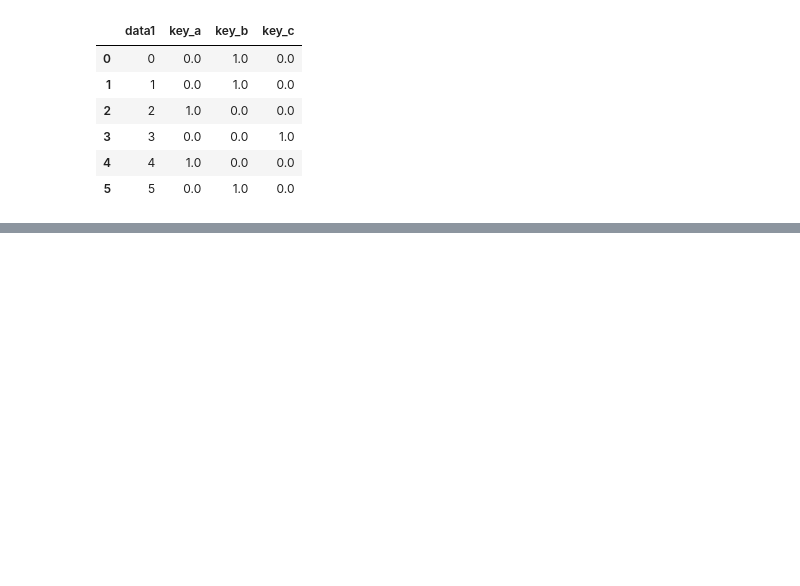
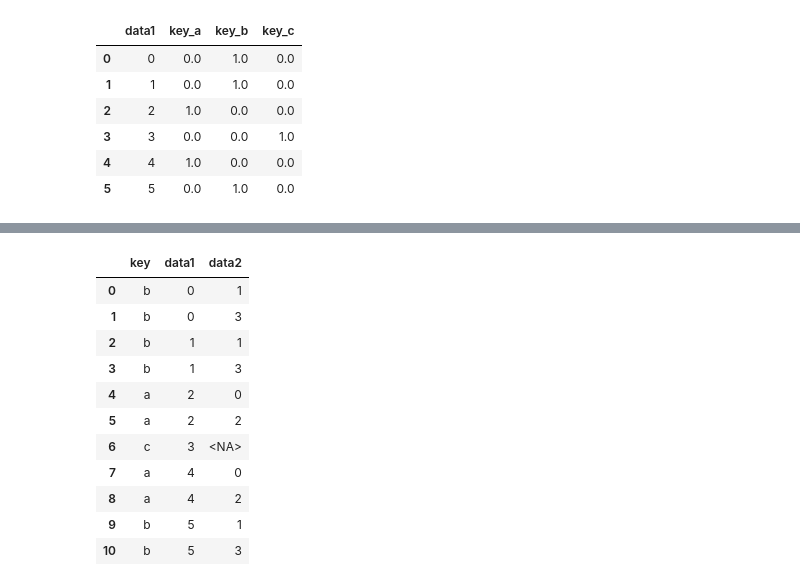
Before and after one commit to m01310g/---------, a Jupyter notebook: data_processing.ipynb, the cells around one changed output, grey strips where cells are left out. Drawn from its saved outputs; the diff is of its cells as text; code cells hidden in the pictures; blank space fills up the shorter version.

```diff
--- a/data_processing.ipynb
+++ b/data_processing.ipynb
@@ -726,0 +829,5 @@ pd.get_dummies(pd.cut(values, bins, labels=['a', 'b', 'c', 'd', 'e']), dtype=int
+# %%
+df1 = DataFrame({"key": ["b", "b", "a", "c", "a", "b"],
+                 "data1": Series(range(6), dtype="Int64")})
+df2 = DataFrame({"key": ["a", "b", "a", "b", "d"],
+                 "data2": Series(range(5), dtype="Int64")})
@@ -726,0 +853,15 @@ pd.get_dummies(pd.cut(values, bins, labels=['a', 'b', 'c', 'd', 'e']), dtype=int
+# %%
+pd.merge(df1, df2, on="key", how="left")
+# %% [output]
+|  | key | data1 | data2 |
+| 0 | b | 0 | 1 |
+| 1 | b | 0 | 3 |
+| 2 | b | 1 | 1 |
+| 3 | b | 1 | 3 |
+| 4 | a | 2 | 0 |
+| 5 | a | 2 | 2 |
+| 6 | c | 3 | <NA> |
+| 7 | a | 4 | 0 |
+| 8 | a | 4 | 2 |
+| 9 | b | 5 | 1 |
+| 10 | b | 5 | 3 |
```
Also changed, not shown: parts of 64 cells of this notebook.
